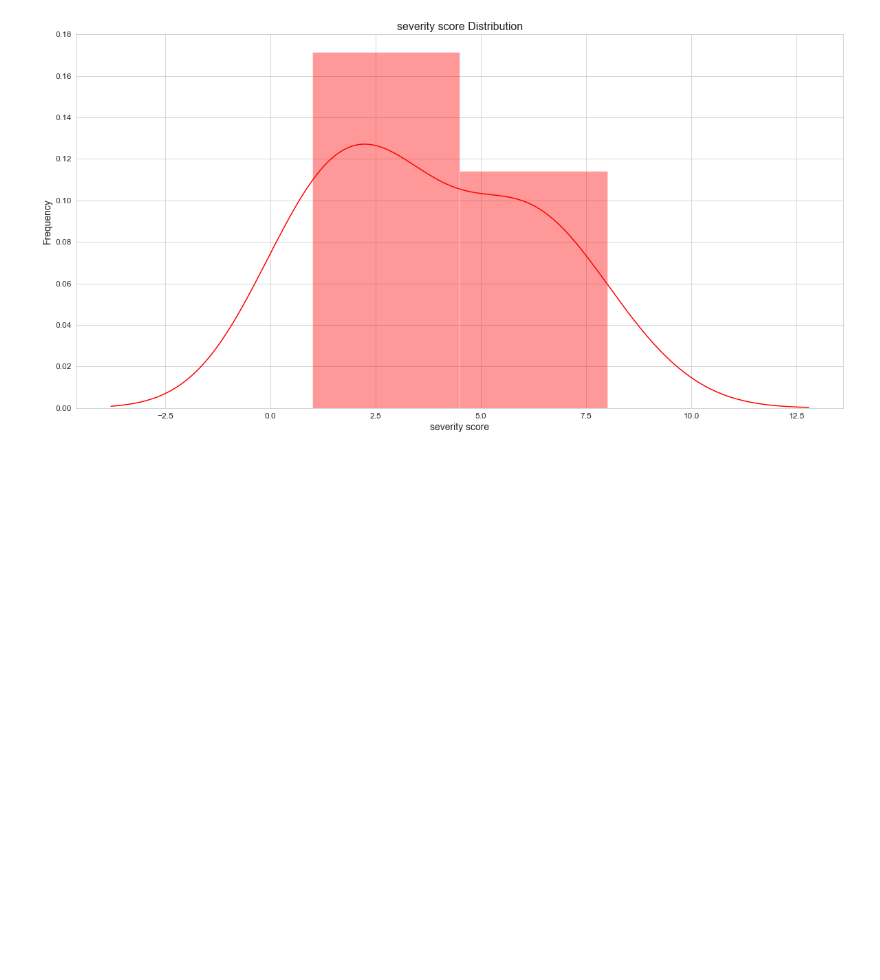
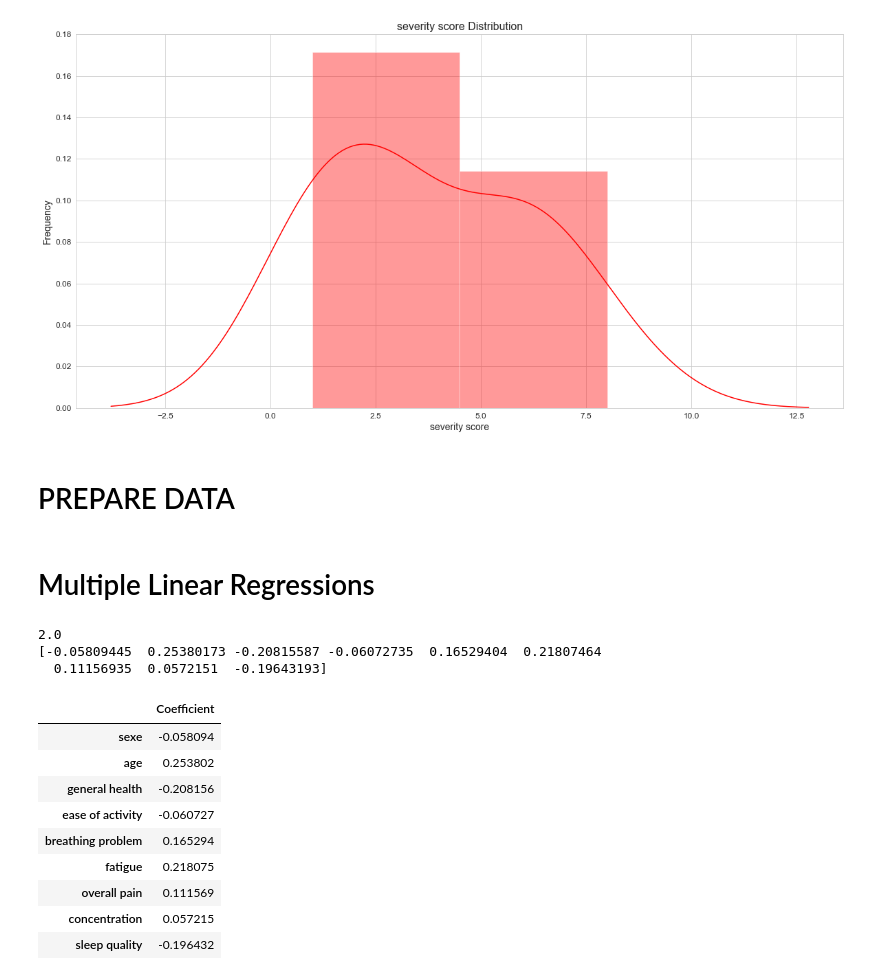
Before and after one commit to jules20022000/Notebook-Atreon, a Jupyter notebook: Notebook for AI.ipynb, the cells around one changed output. Cells and saved outputs as stored; diff of their text form; code cells hidden in the pictures; blank space fills up the shorter version.

```diff
--- a/Notebook for AI.ipynb
+++ b/Notebook for AI.ipynb
@@ -577,3 +536,5 @@ plt.savefig('distplot.png')
 plt.show()
 # %% [output]
 [figure]
+# %% [markdown]
+# PREPARE DATA
@@ -579,0 +550,29 @@ plt.show()
+# %% [markdown]
+# Multiple Linear Regressions
+# %%
+# Multiple Liner Regression
+from sklearn.linear_model import LinearRegression
+regressor = LinearRegression()
+regressor.fit(X_train, y_train)
+#evaluate the model (intercept and slope)
+print(regressor.intercept_)
+print(regressor.coef_)
+#predicting the test set result
+y_pred = regressor.predict(X_test)
+#put results as a DataFrame
+coeff_df = pd.DataFrame(regressor.coef_, df.drop('severity score',axis=1).columns, columns=['Coefficient'])
+coeff_df
+# %% [output]
+2.0
+[-0.05809445  0.25380173 -0.20815587 -0.06072735  0.16529404  0.21807464
+  0.11156935  0.0572151  -0.19643193]
+|  | Coefficient |
+| sexe | -0.058094 |
+| age | 0.253802 |
+| general health | -0.208156 |
+| ease of activity | -0.060727 |
+| breathing problem | 0.165294 |
+| fatigue | 0.218075 |
+| overall pain | 0.111569 |
+| concentration | 0.057215 |
+| sleep quality | -0.196432 |
```
Also changed, not shown: parts of 13 cells of this notebook, 1 other file.
